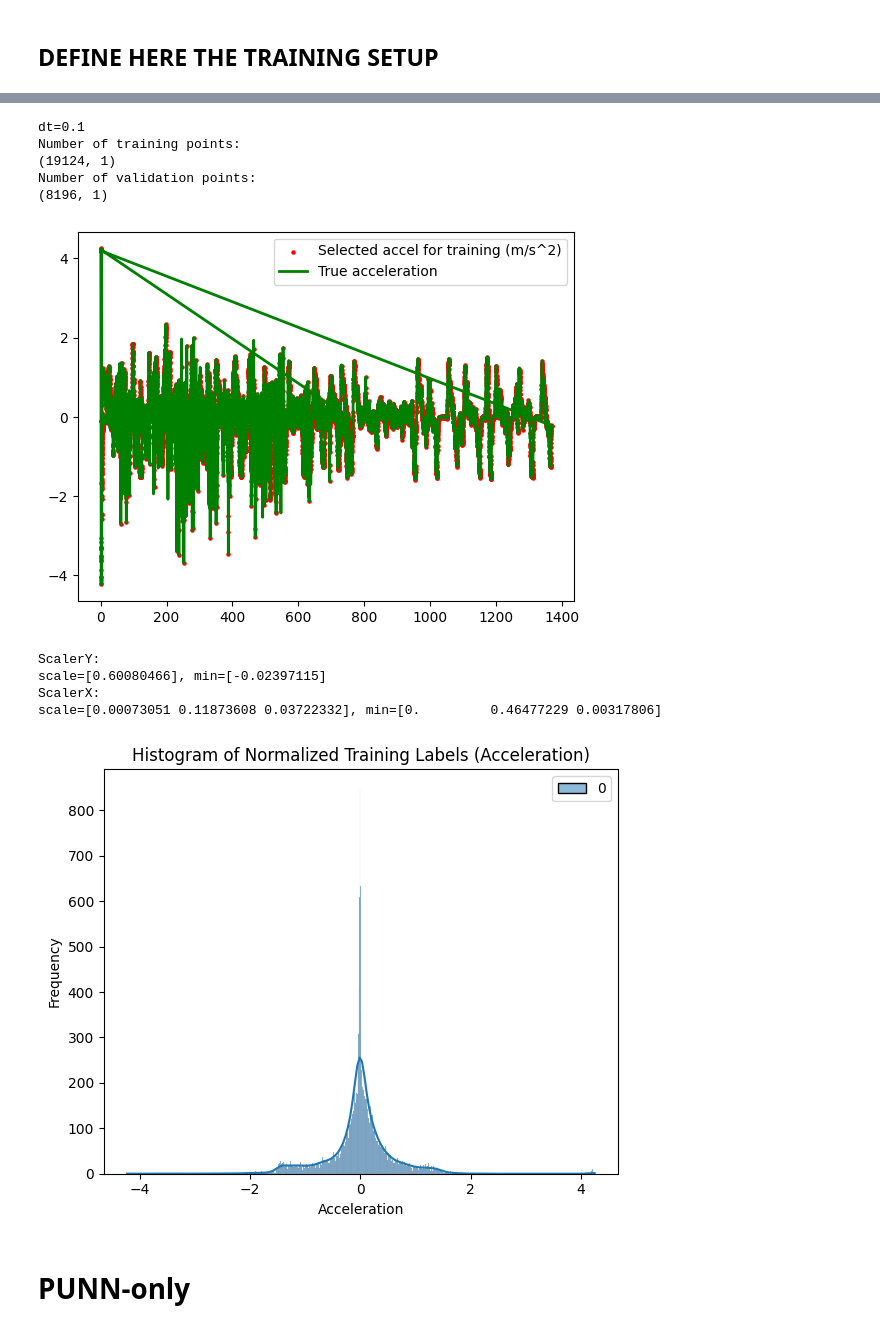
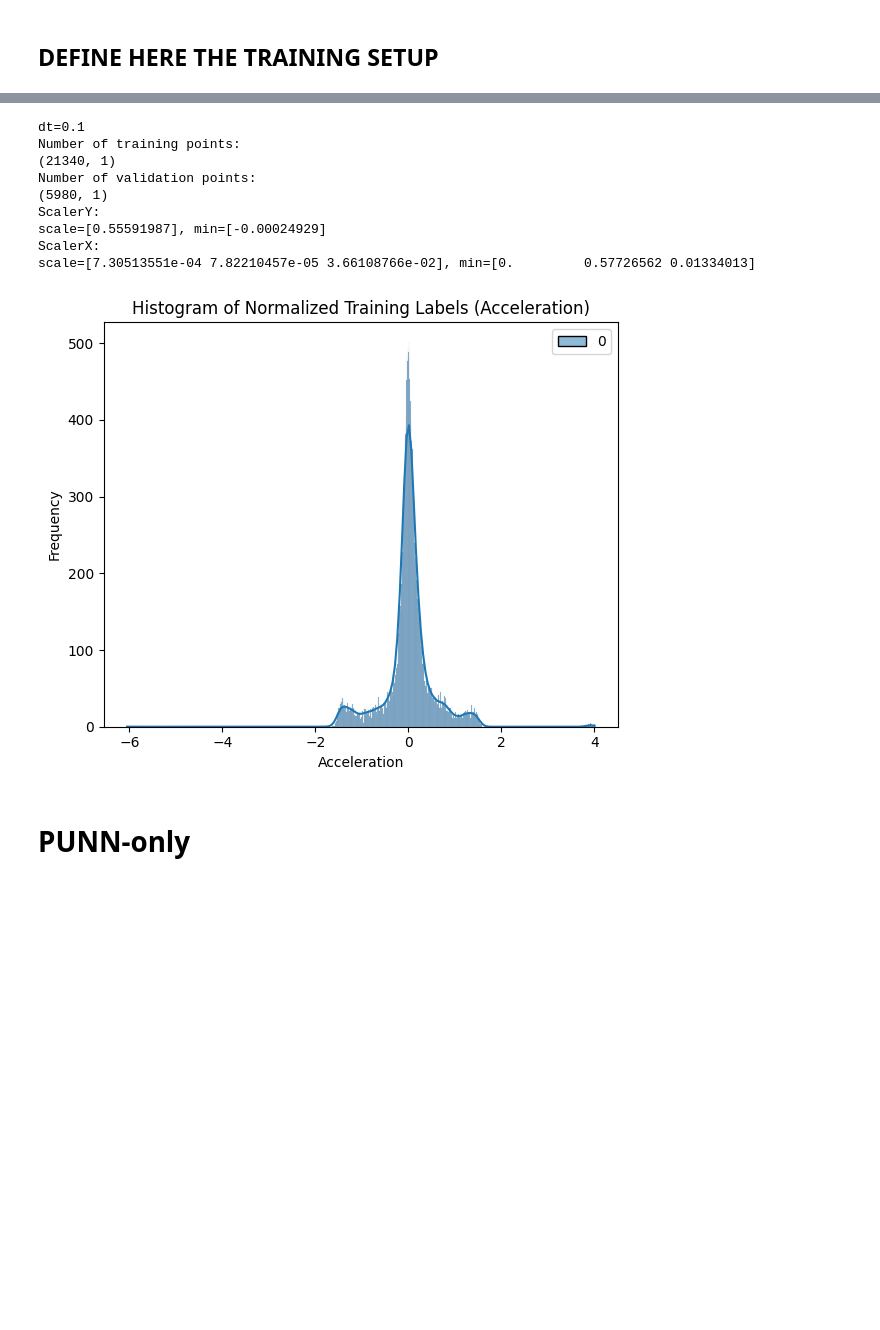
Before and after one commit to ZeArteaga/PINN-control-platooning, a Jupyter notebook: PINN.ipynb, the cells around one changed output, grey strips where cells are left out. Drawn from its saved outputs; the diff is of its cells as text; code cells hidden in the pictures; blank space fills up the shorter version.

Commit message:
PUNN performing better than expected but noisy labels have tamed it. Now training on two trajectories UDDS HWFET, no splits . NYC as validation. Weird results but I guess it is what is it.

```diff
--- a/PINN.ipynb
+++ b/PINN.ipynb
@@ -138,14 +142,3 @@ def evaluate_results(model, X, true_data, dt):
 # Prepping data
 # %% [markdown]
 ## DEFINE HERE THE TRAINING SETUP
-# %%
-traj_id = ["udds", "hwycol", "nycccol"] #* CHANGE HERE TRAINING DATA
-dataframes = []
-for traj in traj_id:
-    dataframes.append(pd.read_csv("data/driving_cycles/CACC_" + traj + ".csv"))
-    df = pd.concat(dataframes)
-train_ratio = .7
-dataframes_str = "_".join(traj_id)
-preliminary_model_name = f"FC_noWindow_{dataframes_str}_{int(train_ratio*100)}%" #name to use for saves
-print(preliminary_model_name)
-df.head()
@@ -160,64 +199,64 @@ FC_noWindow_udds_hwycol_nycccol_70%
 # %%
-X = df[["t", "fv0_u", "fv0_v_noise"]].to_numpy()
-n_features = X.shape[1]
-t = X[:, 0]
+X_train = train_df[["t", "fv0_u", "fv0_v_noise"]].to_numpy()
+n_features = X_train.shape[1]
+t = X_train[:, 0]
 dt = t[1] - t[0]
 print(f"dt={dt}")
-Y = df[["fv0_a_noise"]].to_numpy()  #NN predicts instantaneous acceleration
-y0 = Y[0]
+Y_train = train_df[["fv0_a_noise"]].to_numpy()  #NN predicts instantaneous acceleration
 
-Y_train, Y_val, X_train, X_val = train_test_split(Y, X, train_size=train_ratio, random_state=31)
+X_val = val_df[["t", "fv0_u", "fv0_v_noise"]].to_numpy()
+Y_val = val_df[["fv0_a"]].to_numpy()
+
 print("Number of training points:")
 print(Y_train.shape)
 print("Number of validation points:")
 print(Y_val.shape)
 
 #Visualize training data provided to model:
-mask = np.isin(Y, Y_train)
+""" mask = np.isin(Y, Y_train)
 Y_mask = Y.copy()
 Y_mask[~mask] = np.nan
 plt.scatter(t, Y_mask, label="Selected accel for training (m/s^2)", s=5, color="red")
 plt.plot(t, Y, label="True acceleration", linewidth=2, color="green")
 plt.legend()
-plt.show()
+plt.show() """
 
 #Prediction Normalization
 scaler_Y = StandardScaler().fit(Y_train)
 print(f"ScalerY: \nscale={scaler_Y.scale_}, min={scaler_Y.mean_}")
 joblib.dump(scaler_Y, f"models/scalers/scalerY_{preliminary_model_name}.save")
 #Y_train_norm = scaler_Y.transform(Y_train)
 #Y_val_norm = scaler_Y.transform(Y_val)
 
 # feature normalization
 scaler_X = MinMaxScaler().fit(X_train)
 print(f"ScalerX: \nscale={scaler_X.scale_}, min={scaler_X.min_}")
 joblib.dump(scaler_X, f"models/scalers/scalerX_{preliminary_model_name}.save")
 #X_train_norm = scaler_X.transform(X_train)
 #X_val_norm = scaler_X.transform(X_val)
 #X_norm = scaler_X.transform(X)
 #x0_norm = X_norm[0, :]
 
 # Plot histogram for output
 plt.figure(figsize=(6, 5))
 sns.histplot(Y_train, bins=1000, kde=True, color='orange')
 plt.title('Histogram of Normalized Training Labels (Acceleration)')
 plt.xlabel('Acceleration')
 plt.ylabel('Frequency')
 
 plt.tight_layout()
 plt.show()
 # %% [output]
 dt=0.1
 Number of training points:
-(19124, 1)
+(21340, 1)
 Number of validation points:
-(8196, 1)
+(5980, 1)
+ScalerY:
+scale=[0.55591987], min=[-0.00024929]
+ScalerX:
+scale=[7.30513551e-04 7.82210457e-05 3.66108766e-02], min=[0.         0.57726562 0.01334013]
-[figure, old version]
+[figure, new version]
-ScalerY:
-scale=[0.60080466], min=[-0.02397115]
-ScalerX:
-scale=[0.00073051 0.11873608 0.03722332], min=[0.         0.46477229 0.00317806]
-[figure, removed]
 # %% [markdown]
 # PUNN-only
 # %%
```
Also changed, not shown: parts of 10 cells of this notebook, 1 other file.
